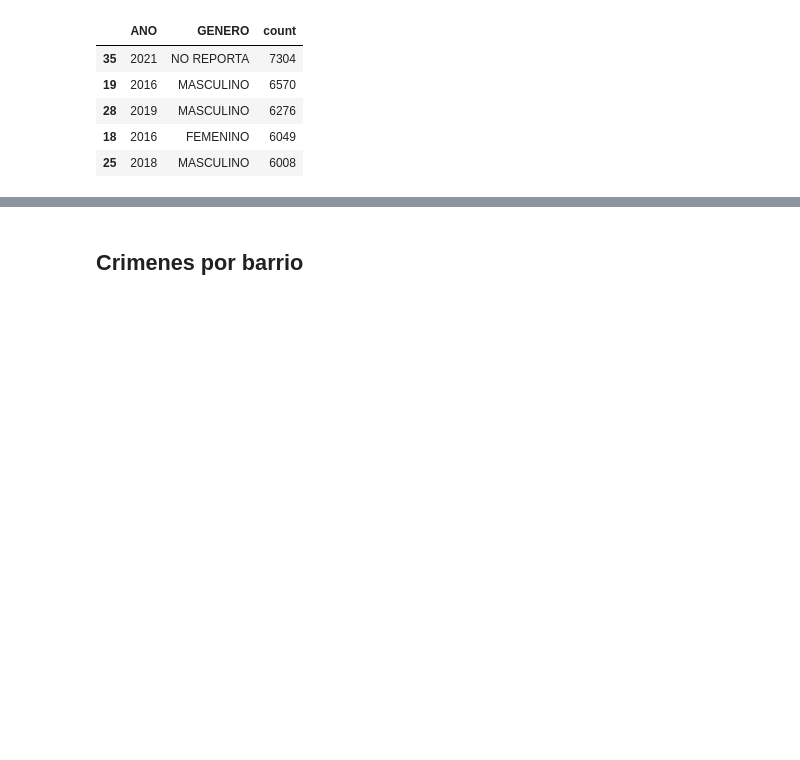
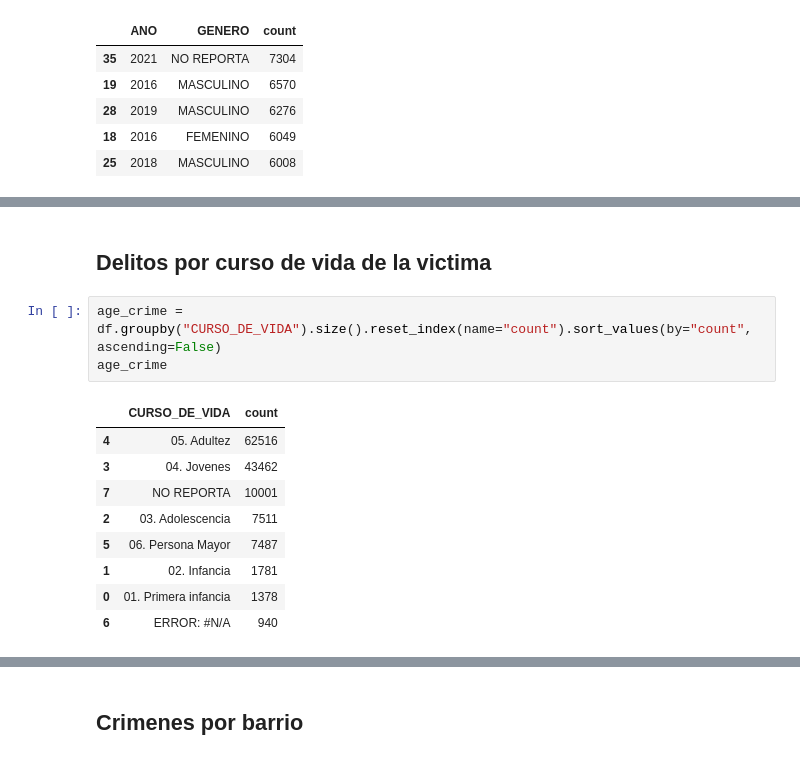
Before and after one commit to SantiagoDrckr/Delitos_en_Bucaramanga_ENE2010_DIC2021, a Jupyter notebook: crime_bucaramanga.ipynb, the cells around one changed output, grey strips where cells are left out. Drawn from its saved outputs; the diff is of its cells as text; blank space fills up the shorter version.

```diff
--- a/crime_bucaramanga.ipynb
+++ b/crime_bucaramanga.ipynb
@@ -337,3 +337,18 @@ graph = alt.hconcat(chart_bar, chart_pie)
 graph
 # %% [output]
 [interactive output not drawn]
+# %% [markdown]
+## Delitos por curso de vida de la victima
+# %%
+age_crime = df.groupby("CURSO_DE_VIDA").size().reset_index(name="count").sort_values(by="count", ascending=False)
+age_crime
+# %% [output]
+|  | CURSO_DE_VIDA | count |
+| 4 | 05. Adultez | 62516 |
+| 3 | 04. Jovenes | 43462 |
+| 7 | NO REPORTA | 10001 |
+| 2 | 03. Adolescencia | 7511 |
+| 5 | 06. Persona Mayor | 7487 |
+| 1 | 02. Infancia | 1781 |
+| 0 | 01. Primera infancia | 1378 |
+| 6 | ERROR: #N/A | 940 |
```
Also changed, not shown: parts of 12 cells of this notebook.
